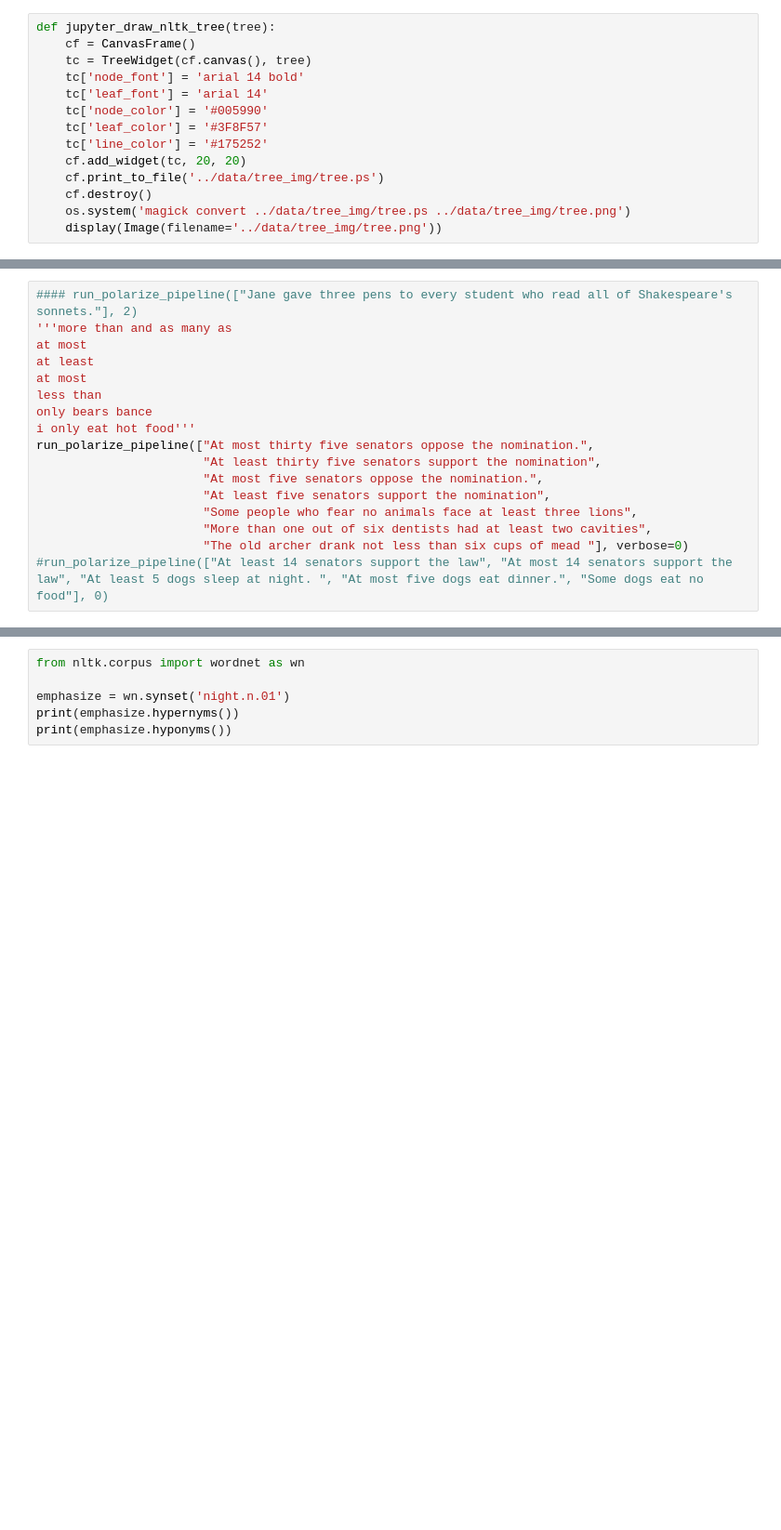
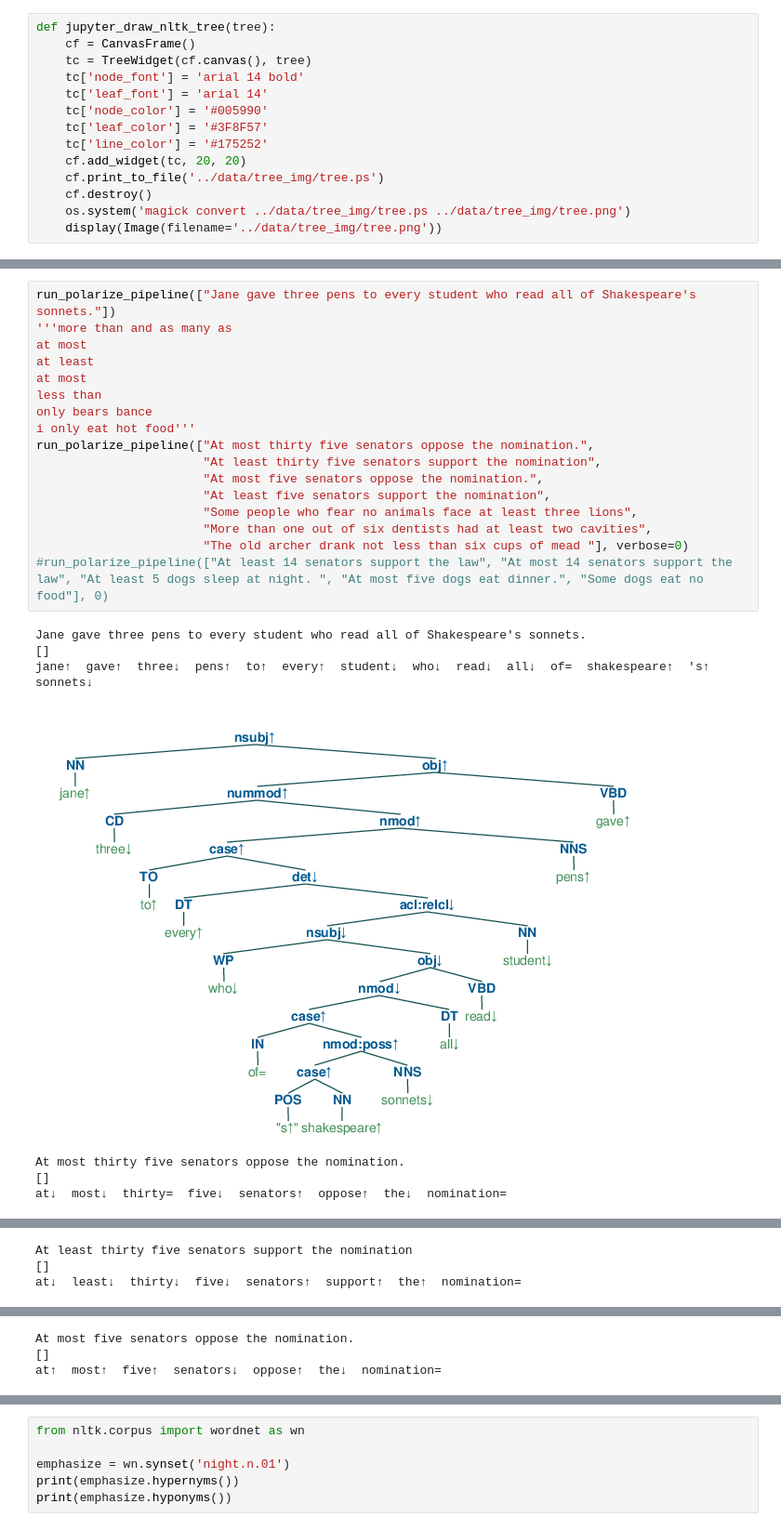
Before and after one commit to eric11eca/Udep2Mono, a Jupyter notebook: src/Udep2Mono.ipynb, the cells around one changed output, grey strips where cells are left out. Shown: that part at 93% size. Saved outputs shown, nothing was run; the diff lists cells and outputs as text; blank space fills up the shorter version.

```diff
--- a/src/Udep2Mono.ipynb
+++ b/src/Udep2Mono.ipynb
@@ -1022,17 +1035,25 @@ There↑  is↓  no↑  adult↓  in↓  the↓  amphitheater=  talking=  to=  a
 # %%
-#### run_polarize_pipeline(["Jane gave three pens to every student who read all of Shakespeare's sonnets."], 2)
+run_polarize_pipeline(["Jane gave three pens to every student who read all of Shakespeare's sonnets."])
 '''more than and as many as
 at most
 at least
 at most
 less than
 only bears bance
 i only eat hot food'''
 run_polarize_pipeline(["At most thirty five senators oppose the nomination.",
                        "At least thirty five senators support the nomination",
                        "At most five senators oppose the nomination.",
                        "At least five senators support the nomination",
                        "Some people who fear no animals face at least three lions",
                        "More than one out of six dentists had at least two cavities",
                        "The old archer drank not less than six cups of mead "], verbose=0)
 #run_polarize_pipeline(["At least 14 senators support the law", "At most 14 senators support the law", "At least 5 dogs sleep at night. ", "At most five dogs eat dinner.", "Some dogs eat no food"], 0)
+# %% [output]
+Jane gave three pens to every student who read all of Shakespeare's sonnets.
+[]
+jane↑  gave↑  three↓  pens↑  to↑  every↑  student↓  who↓  read↓  all↓  of=  shakespeare↑  's↑  sonnets↓
+[figure, added]
+At most thirty five senators oppose the nomination.
+[]
+at↓  most↓  thirty=  five↓  senators↑  oppose↑  the↓  nomination=
@@ -1038,0 +1061,3 @@ run_polarize_pipeline(["At most thirty five senators oppose the nomination.",
+At least thirty five senators support the nomination
+[]
+at↓  least↓  thirty↓  five↓  senators↑  support↑  the↑  nomination=
@@ -1038,0 +1065,3 @@ run_polarize_pipeline(["At most thirty five senators oppose the nomination.",
+At most five senators oppose the nomination.
+[]
+at↑  most↑  five↑  senators↓  oppose↑  the↓  nomination=
```
Also changed, not shown: parts of 17 cells of this notebook, 4 other files.
